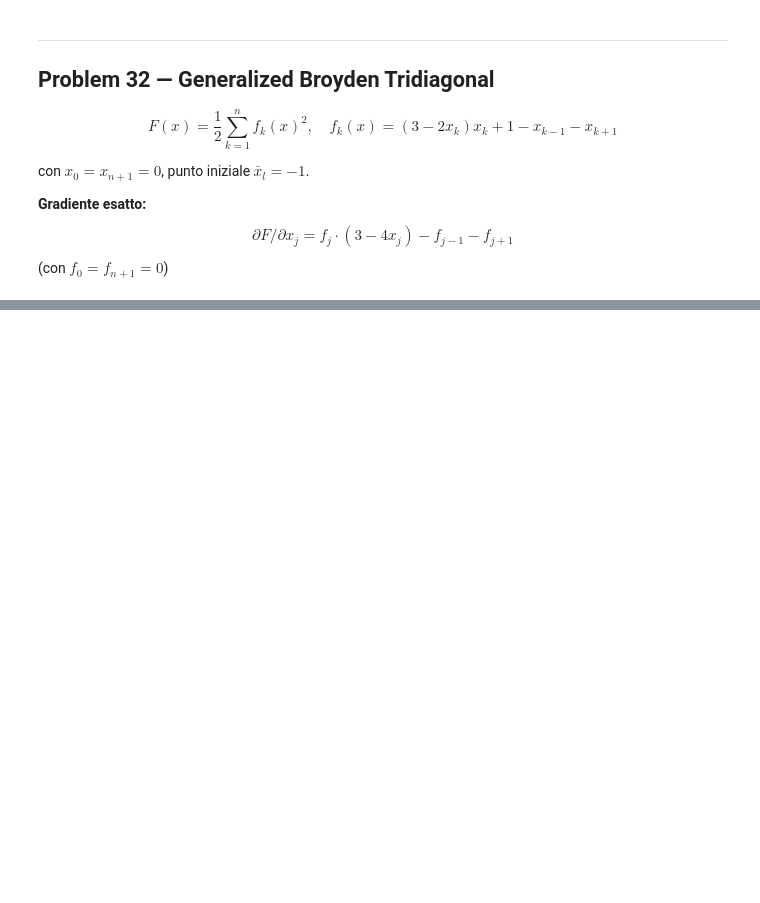
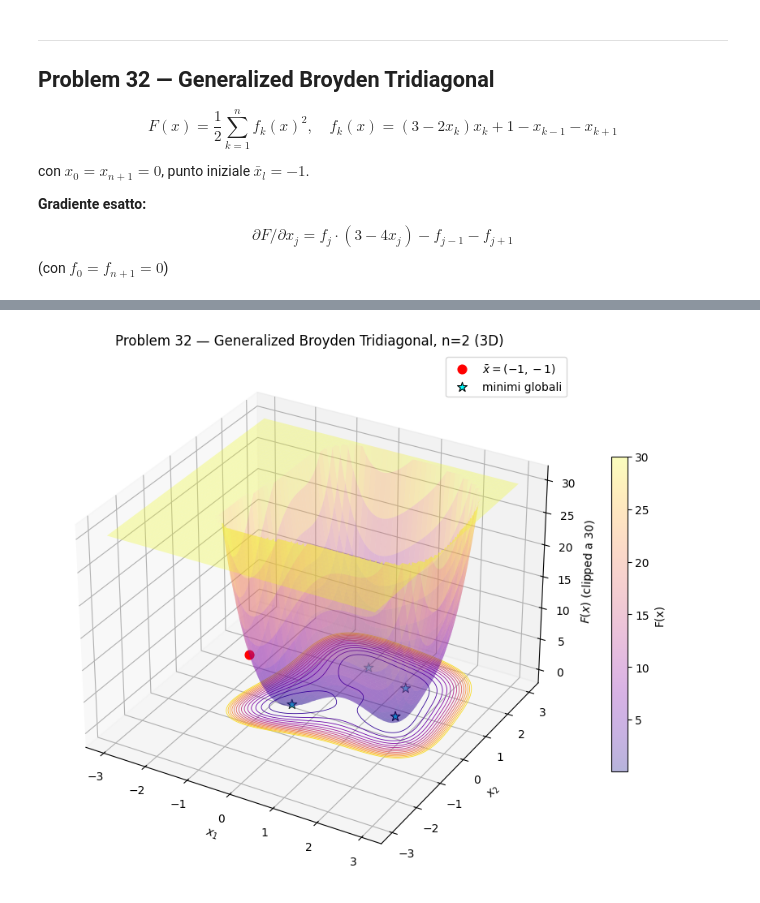
Before and after one commit to aleg917/Unconstrained_Optimization_Project, a Jupyter notebook: main.ipynb, the cells around one changed output, grey strips where cells are left out. Drawn from its saved outputs; the diff is of its cells as text; code cells hidden in the pictures; blank space fills up the shorter version.

```diff
--- a/main.ipynb
+++ b/main.ipynb
@@ -130,0 +226,36 @@ def grad_f32(x):
+# %%
+# Visualizzazione 3D Problem 32, n=2
+# Nota: F cresce ~ x^4, quindi clippiamo Z per non schiacciare la struttura
+# vicino ai minimi globali.
+Z_clip = np.minimum(Z, 30)
+
+fig = plt.figure(figsize=(10, 7))
+ax = fig.add_subplot(111, projection='3d')
+
+surf = ax.plot_surface(X1, X2, Z_clip, cmap='plasma',
+                       linewidth=0, antialiased=True, alpha=0.3)
+# isolinee proiettate sul piano di base (z=0)
+ax.contour(X1, X2, Z_clip, zdir='z', offset=0, levels=15,
+           cmap='plasma', linewidths=0.6)
+
+# punto iniziale (clippato anch'esso se necessario)
+z_bar = min(f32(np.array([-1.0, -1.0])), 30)
+ax.scatter([-1], [-1], [z_bar], color='red', s=60,
+           label=r'$\bar{x}=(-1,-1)$')
+
+# minimi globali (F = 0)  -- riusa `mins` dalla cella 2D
+ax.scatter(mins[:, 0], mins[:, 1], np.zeros(len(mins)),
+           c='cyan', s=80, marker='*', edgecolor='black',
+           linewidths=0.8, label='minimi globali')
+
+ax.set_xlabel('$x_1$')
+ax.set_ylabel('$x_2$')
+ax.set_zlabel('$F(x)$ (clipped a 30)')
+ax.set_title('Problem 32 — Generalized Broyden Tridiagonal, n=2 (3D)')
+fig.colorbar(surf, ax=ax, shrink=0.6, label='F(x)')
+ax.view_init(elev=30, azim=-60)
+ax.legend()
+plt.tight_layout()
+plt.show()
+# %% [output]
+[figure, added]
```
Also changed, not shown: parts of 11 cells of this notebook, 2 other files.
